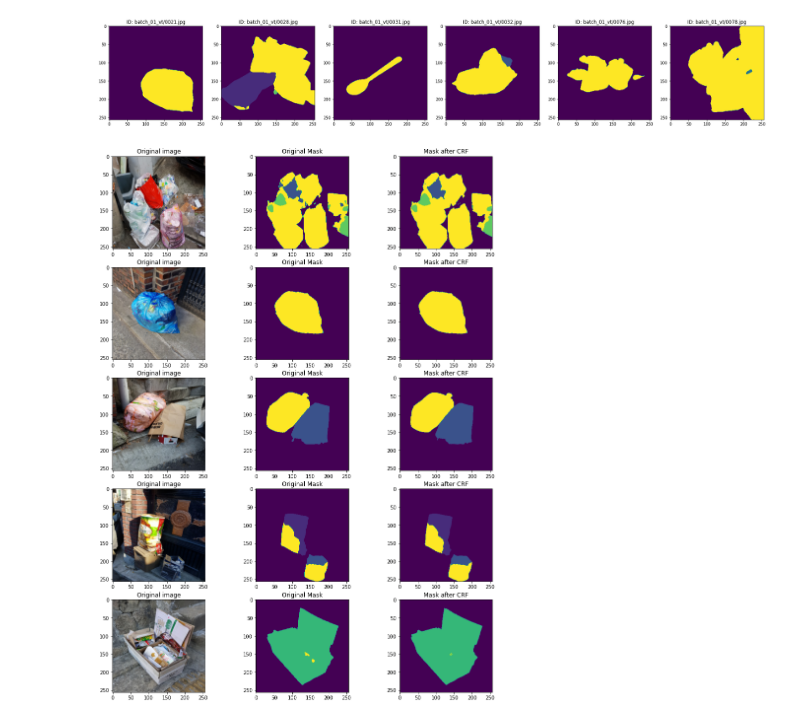
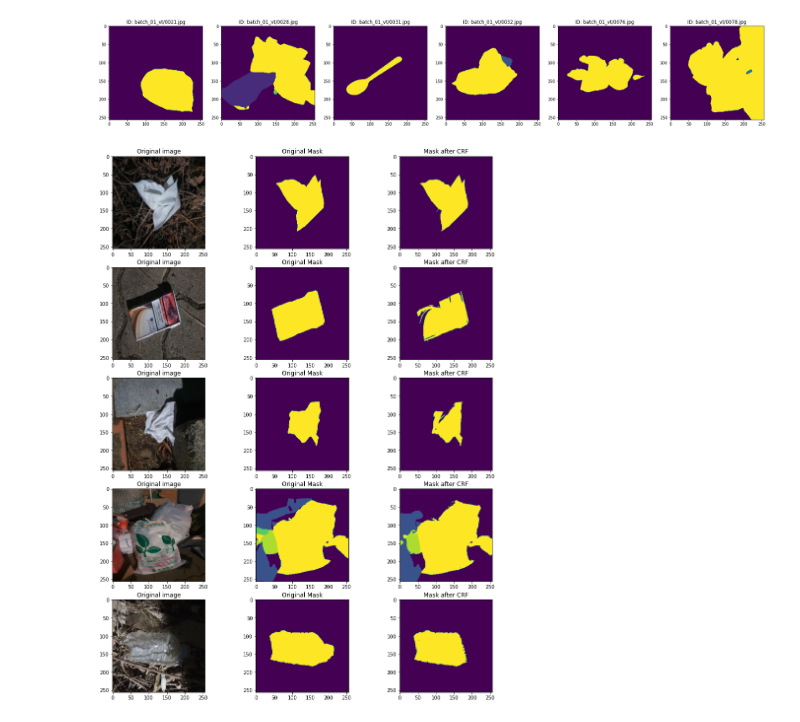
Before and after one commit to boostcampaitech2/semantic-segmentation-level2-cv-04, a Jupyter notebook: output/CRF.ipynb, the cells around one changed output. Cells and saved outputs as stored; diff of their text form; code cells hidden in the pictures.

```diff
--- a/output/CRF.ipynb
+++ b/output/CRF.ipynb
@@ -67,7 +67,7 @@ def crf(original_image, mask_img):
     d.addPairwiseGaussian(sxy=3, compat=3, kernel=dcrf.DIAG_KERNEL, normalization=dcrf.NORMALIZE_SYMMETRIC)
 
     # This adds the color-dependent term, i.e. features are (x,y,r,g,b).
-    d.addPairwiseBilateral(sxy=15, srgb=20, rgbim=original_image, compat=5)
+    d.addPairwiseBilateral(sxy=30, srgb=40, rgbim=original_image, compat=10)
 
     Q = d.inference(45)
 
@@ -82,35 +82,35 @@ test_path = '../input/data/'
 visualizing the effect of applying CRF
 
 """
 nImgs = 5
-i = 705
+i = 350
 j = 1
 plt.figure(figsize=(20,20))
 plt.subplots_adjust(wspace=0.2,hspace=0.2)  #adjust this to change vertical and horiz. spacings..
 while True:
     if str(df.loc[i,'PredictionString'])!=str(np.nan):
         decoded_mask = decode(df.loc[i,'PredictionString'])
         orig_img = imread(test_path+df.loc[i,'image_id'])
         orig_img = resize(orig_img, (256, 256, 3))
         orig_img = np.uint8(255 * orig_img)
         #Applying CRF on FCN-16 annotated image
         crf_output = crf(orig_img,decoded_mask)
         plt.subplot(nImgs,4,4*j-3)
         plt.imshow(orig_img)
         plt.title('Original image')
         plt.subplot(nImgs,4,4*j-2)
         plt.imshow(decoded_mask)
         plt.title('Original Mask')
         plt.subplot(nImgs,4,4*j-1)
         plt.imshow(crf_output)
         plt.title('Mask after CRF')
         if j == nImgs:
             break
         else:
             j = j + 1
     i = i + 1
 # %% [output]
-[figure, old version]
+[figure, new version]
 # %%
 """
 Applying CRF on the predicted mask
```
Also changed, not shown: 7 other files.
